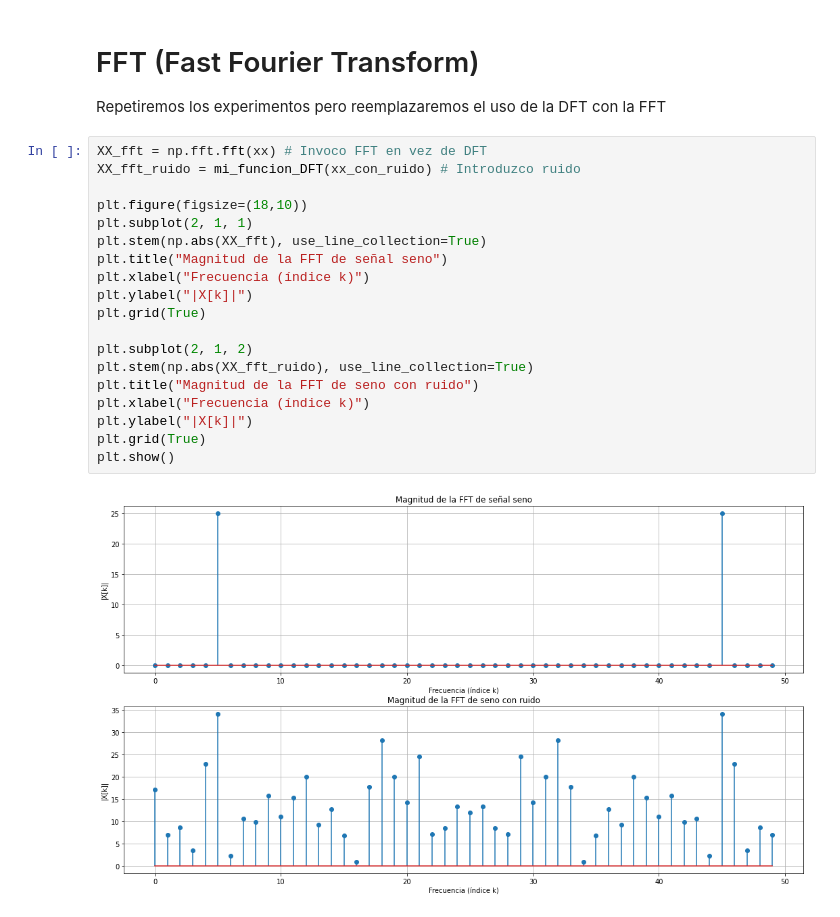
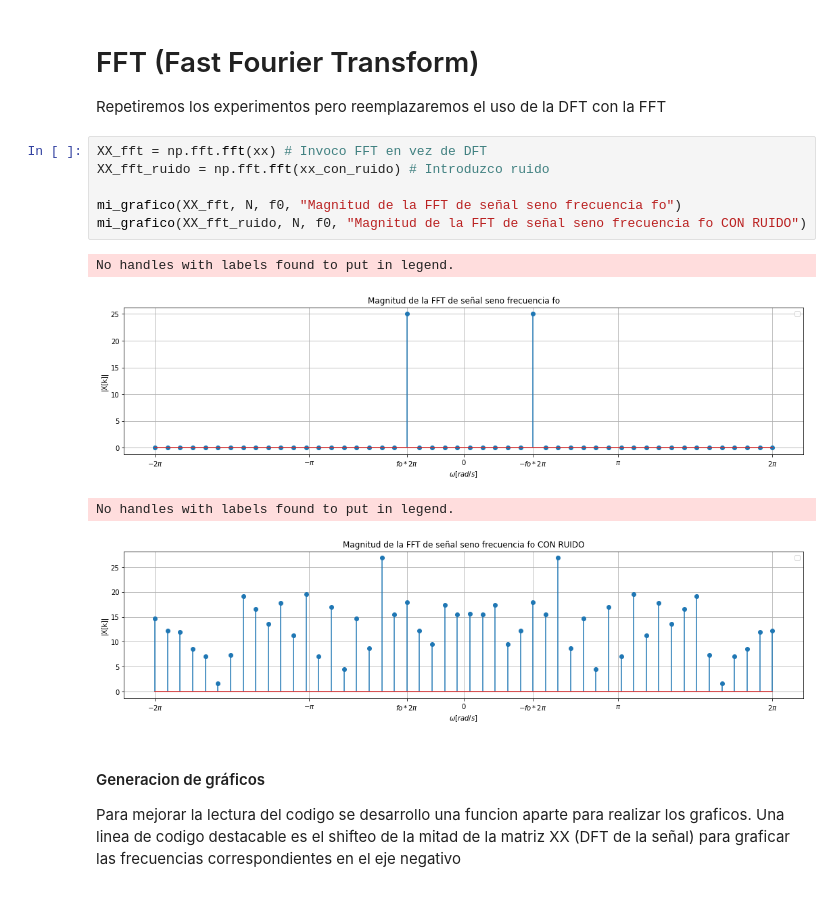
Before and after one commit to mnoe893/PDS_UTNBA_2025, a Jupyter notebook: TS2_DFT.ipynb, the cells around one changed output. Drawn from its saved outputs; the diff is of its cells as text.

Commit message:
Mejoro los graficos de TS2

```diff
--- a/TS2_DFT.ipynb
+++ b/TS2_DFT.ipynb
@@ -86,22 +74,16 @@ plt.show()
 Repetiremos los experimentos pero reemplazaremos el uso de la DFT con la FFT
 # %%
 XX_fft = np.fft.fft(xx) # Invoco FFT en vez de DFT
-XX_fft_ruido = mi_funcion_DFT(xx_con_ruido) # Introduzco ruido
+XX_fft_ruido = np.fft.fft(xx_con_ruido) # Introduzco ruido
 
-plt.figure(figsize=(18,10))
-plt.subplot(2, 1, 1)
-plt.stem(np.abs(XX_fft), use_line_collection=True)
-plt.title("Magnitud de la FFT de señal seno")
-plt.xlabel("Frecuencia (índice k)")
-plt.ylabel("|X[k]|")
-plt.grid(True)
-
-plt.subplot(2, 1, 2)
-plt.stem(np.abs(XX_fft_ruido), use_line_collection=True)
-plt.title("Magnitud de la FFT de seno con ruido")
-plt.xlabel("Frecuencia (índice k)")
-plt.ylabel("|X[k]|")
-plt.grid(True)
-plt.show()
+mi_grafico(XX_fft, N, f0, "Magnitud de la FFT de señal seno frecuencia fo")
+mi_grafico(XX_fft_ruido, N, f0, "Magnitud de la FFT de señal seno frecuencia fo CON RUIDO")
 # %% [output]
+No handles with labels found to put in legend.
-[figure, old version]
+[figure, new version]
+No handles with labels found to put in legend.
+[figure, added]
+# %% [markdown]
+#### Generacion de gráficos
+Para mejorar la lectura del codigo se desarrollo una funcion aparte para realizar los graficos.
+Una linea de codigo destacable es el shifteo de la mitad de la matriz XX (DFT de la señal) para graficar las frecuencias correspondientes en el eje negativo
```
Also changed, not shown: parts of 4 cells of this notebook.
